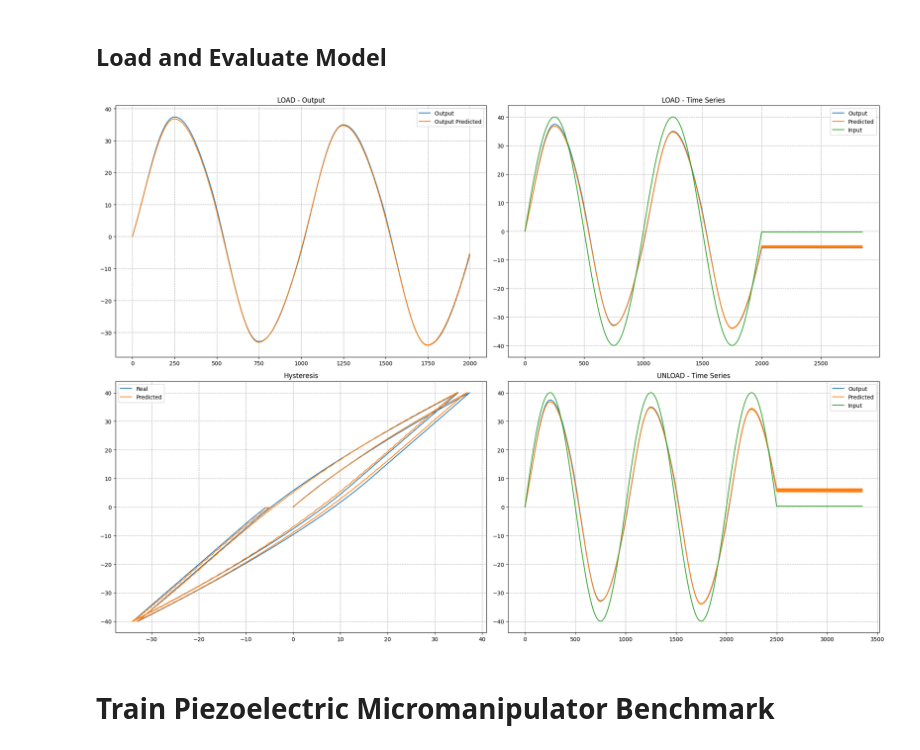
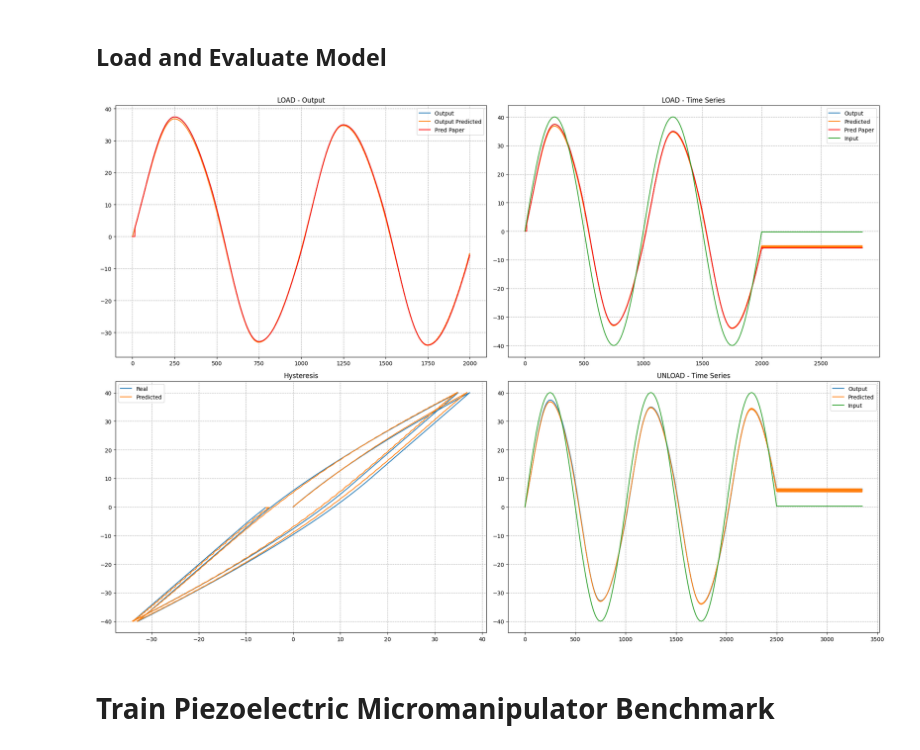
Before and after one commit to RafaelGAT108/mggp_model, a Jupyter notebook: 01_MGGP_Regression_hysteresis.ipynb, the cells around one changed output. Drawn from its saved outputs; the diff is of its cells as text; code cells hidden in the pictures.

```diff
--- a/01_MGGP_Regression_hysteresis.ipynb
+++ b/01_MGGP_Regression_hysteresis.ipynb
@@ -34,7 +358,8 @@ def mggp_predict(X_val, y_val,
     loaded_model = MGGP(inputs=X_val,
                     outputs=y_val,
                     filename=save_model,
-                    mode="MIMO").load_model()
+                    mode="MIMO",
+                    kwargs={'operators': ['mul', 'subtraction', 'sign']}).load_model()
 
     args = (y_val, X_val)
     mggp_yp, mggp_yd = loaded_model.predict(evaluationTypeTest, *args)
@@ -436,4 +749,34 @@ y_test = np.array([y_test]).T
 # %%
+# Filter requirements.
+fs = 1000       # sample rate, Hz
+cutoff = 1     # desired cutoff frequency of the filter, Hz ,      slightly higher than actual 1.2 Hz
+nyq = 0.5 * fs  # Nyquist Frequency
+order = 5      # sin wave can be approx represented as quadratic
+
+t = np.arange(0,101,1/fs)
+seed = 93862723
+np.random.seed(seed)
+dataX = np.random.normal(0, 450, size=(len(t)))
+dataX[0:1000] = 0
+dataX[-1000:] = 0
+u = butter_lowpass_filter(dataX, cutoff, fs, order)
+u = u.reshape(-1)
+udot = np.diff(u)/np.diff(t)
+udot = udot[999:]
+u_train = u[1000:]
+t = t[1000:]
+
+y_train = simulate(u_train, udot)
+
+u_test = 40*np.sin(2*np.pi*t)
+udot = np.diff(u_test)/np.diff(t)
+y_test = simulate(u_test, udot)
+
+u_train = np.array([u_train]).T
+y_train = np.array([y_train]).T
+u_test = np.array([u_test]).T
+y_test = np.array([y_test]).T
+
 # ===================== LOAD =====================
 split = 2000
 
@@ -450,10 +793,12 @@ mggp_pred, mggp_yd = mggp_predict(
 
 mggp_initial_conditions = len(y_test_load) - len(mggp_yd)
 y_true_complete = y_test_load[mggp_initial_conditions:]
+ypred_mcase1 = mcase1(u_test_load, y_test_load)
 
-min_length = min(len(y_true_complete), len(mggp_pred))
+min_length = min(len(y_true_complete), len(mggp_pred), len(ypred_mcase1))
 y_true_complete = y_true_complete[:min_length]
 mggp_pred_complete = mggp_pred[:min_length]
+ypred_mcase1_complete = ypred_mcase1[:min_length]
 
 plt.figure(figsize=(20, 14))
 
@@ -461,6 +806,7 @@ plt.figure(figsize=(20, 14))
 plt.subplot(2, 2, 1)
 plt.plot(y_true_complete, label='Output ')
 plt.plot(mggp_pred_complete, label='Output Predicted')
+plt.plot(ypred_mcase1_complete, label='Pred Paper', color='r')
 plt.title("LOAD - Output")
 plt.grid(linestyle='--')
 plt.legend()
@@ -481,16 +827,20 @@ mggp_pred, mggp_yd = mggp_predict(
 mggp_initial_conditions = len(y_test_load_ext) - len(mggp_yd)
 y_true_complete = y_test_load_ext[mggp_initial_conditions:]
 input_complete = u_test_load_ext[mggp_initial_conditions:]
+ypred_mcase1 = mcase1(u_test_load_ext, y_test_load_ext)
 
-min_length = min(len(y_true_complete), len(mggp_pred))
+min_length = min(len(y_true_complete), len(mggp_pred), len(ypred_mcase1))
 y_true_complete = y_true_complete[:min_length]
 input_complete = input_complete[:min_length]
 mggp_pred_complete = mggp_pred[:min_length]
+ypred_mcase1_complete = ypred_mcase1[:min_length]
+
 
 # --- LOAD: histerese ---
 plt.subplot(2, 2, 2)
 plt.plot(y_true_complete, label='Output')
 plt.plot(mggp_pred_complete, label='Predicted')
+plt.plot(ypred_mcase1_complete, label='Pred Paper', color='r')
 plt.plot(input_complete, label='Input')
 plt.title("LOAD - Time Series")
 plt.grid(linestyle='--')
@@ -517,34 +867,34 @@ y_test_unload_ext = np.concatenate([y_test_unload, y_test_extend], axis=0)
 u_test_extend = np.repeat(u_test_unload[-1], 850).reshape(-1, 1)
 u_test_unload_ext = np.concatenate([u_test_unload, u_test_extend], axis=0)
 
 mggp_pred, mggp_yd = mggp_predict(
     X_val=u_test_unload_ext,
     y_val=y_test_unload_ext,
     save_model=model_filename
 )
 
 mggp_initial_conditions = len(y_test_unload_ext) - len(mggp_yd)
 y_true_complete = y_test_unload_ext[mggp_initial_conditions:]
 input_complete = u_test_unload_ext[mggp_initial_conditions:]
 
 min_length = min(len(y_true_complete), len(mggp_pred))
 y_true_complete = y_true_complete[:min_length]
 input_complete = input_complete[:min_length]
 mggp_pred_complete = mggp_pred[:min_length]
 
 # --- UNLOAD: time series ---
 plt.subplot(2, 2, 4)
 plt.plot(y_true_complete, label='Output')
 plt.plot(mggp_pred_complete, label='Predicted')
 plt.plot(input_complete, label='Input')
 plt.title("UNLOAD - Time Series")
 plt.grid(linestyle='--')
 plt.legend()
 
 plt.tight_layout()
 plt.show()
 # %% [output]
-[figure, old version]
+[figure, new version]
 # %% [markdown]
 # Train Piezoelectric Micromanipulator Benchmark
 # %%
```
Also changed, not shown: parts of 14 cells of this notebook, 3 other files.
